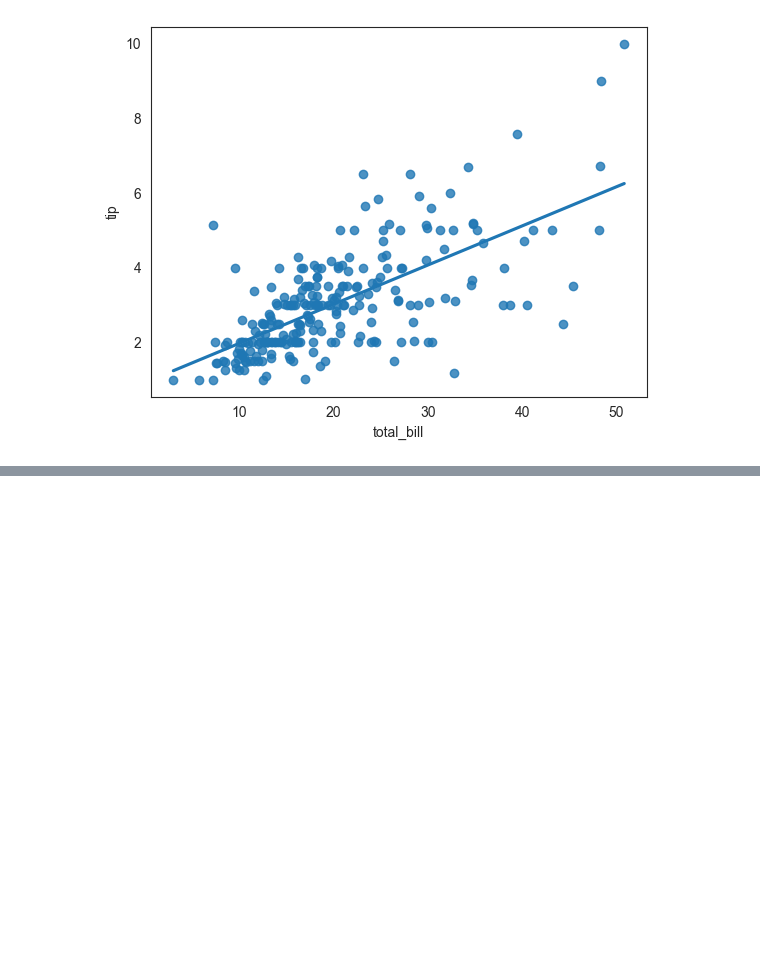
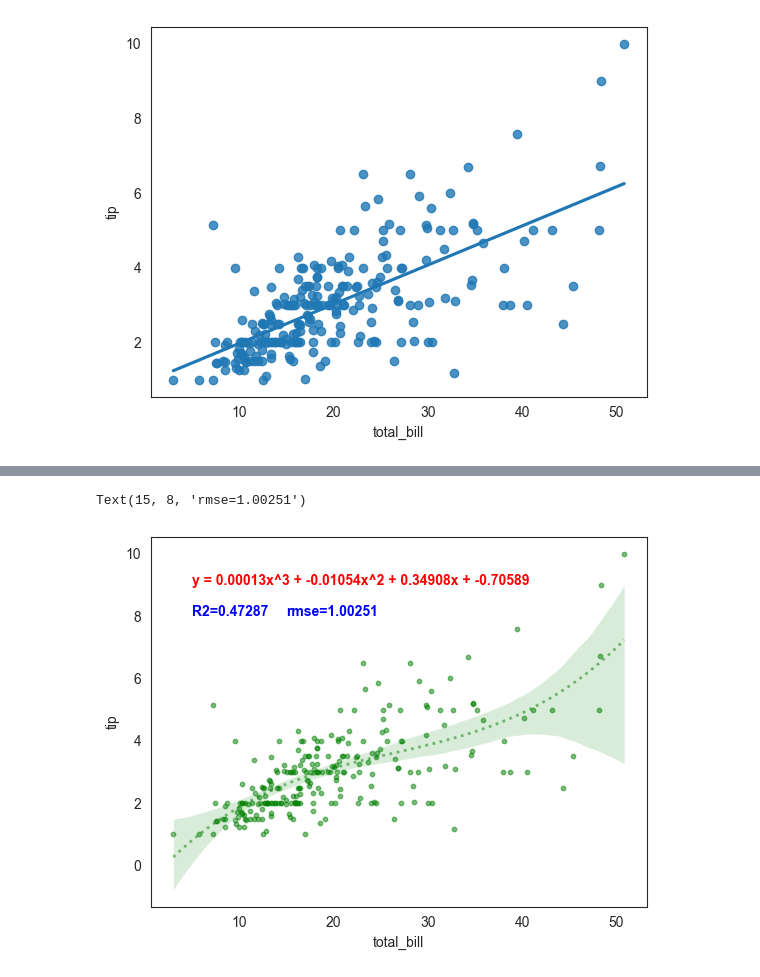
Before and after one commit to sufalling/bli, a Jupyter notebook: B绘图/线性回归图sns.regplot().ipynb, the cells around one changed output, grey strips where cells are left out. Saved outputs shown, nothing was run; the diff lists cells and outputs as text; code cells hidden in the pictures; blank space fills up the shorter version.

```diff
--- a/B绘图/线性回归图sns.regplot().ipynb
+++ b/B绘图/线性回归图sns.regplot().ipynb
@@ -113,0 +222,38 @@ sns.regplot(data=tips, x="total_bill", y="tip",color="red",
+# %%
+import seaborn as sns
+import matplotlib.pyplot as plt
+import numpy as np
+from sklearn.metrics import r2_score, mean_squared_error
+
+# 点格式 s大小，color颜色，alpha透明度
+sns.regplot(data=tips, x="total_bill", y="tip",color="red",order=3,
+            scatter_kws={"s": 10,'color':'green','alpha':0.5},
+            line_kws={'color':'green','alpha':0.5,'ls':':','lw':2})
+
+# 提取数据
+x = tips['total_bill'].values
+y = tips['tip']
+
+# 使用scipy的polyfit进行三次拟合回归
+coefficients = np.polyfit(x, y, 3)
+
+# 创建回归方程表达式
+a,b,c,d = coefficients
+equation = f'y = {a:.5f}x^3 + {b:.5f}x^2 + {c:.5f}x + {d:.5f}'
+
+# 计算预测值
+y_pred = np.polyval(coefficients, x)
+
+# 计算R2和RMSE
+r_squared = r2_score(y, y_pred)
+rmse = np.sqrt(mean_squared_error(y, y_pred))
+
+# 在图表上添加回归方程文本，坐标为（2，9）
+plt.text(5,9,equation,fontsize=10, fontweight='bold',color='red')
+
+# 在图表上添加R2
+plt.text(5,8,f"R2={r_squared:.5f}",fontsize=10, fontweight='bold',color='blue')
+plt.text(15,8,f"rmse={rmse:.5f}",fontsize=10, fontweight='bold',color='blue')
+# %% [output]
+Text(15, 8, 'rmse=1.00251')
+[figure, added]
```
Also changed, not shown: parts of 7 cells of this notebook, 8 other files.
